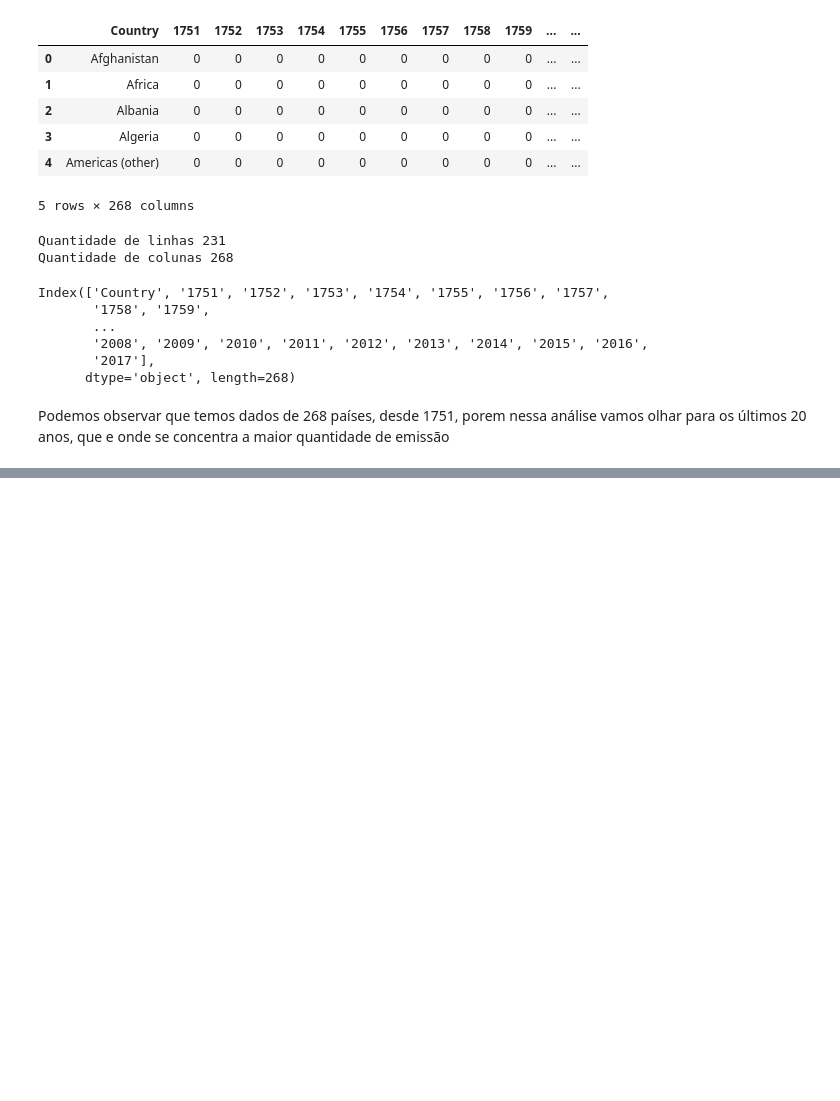
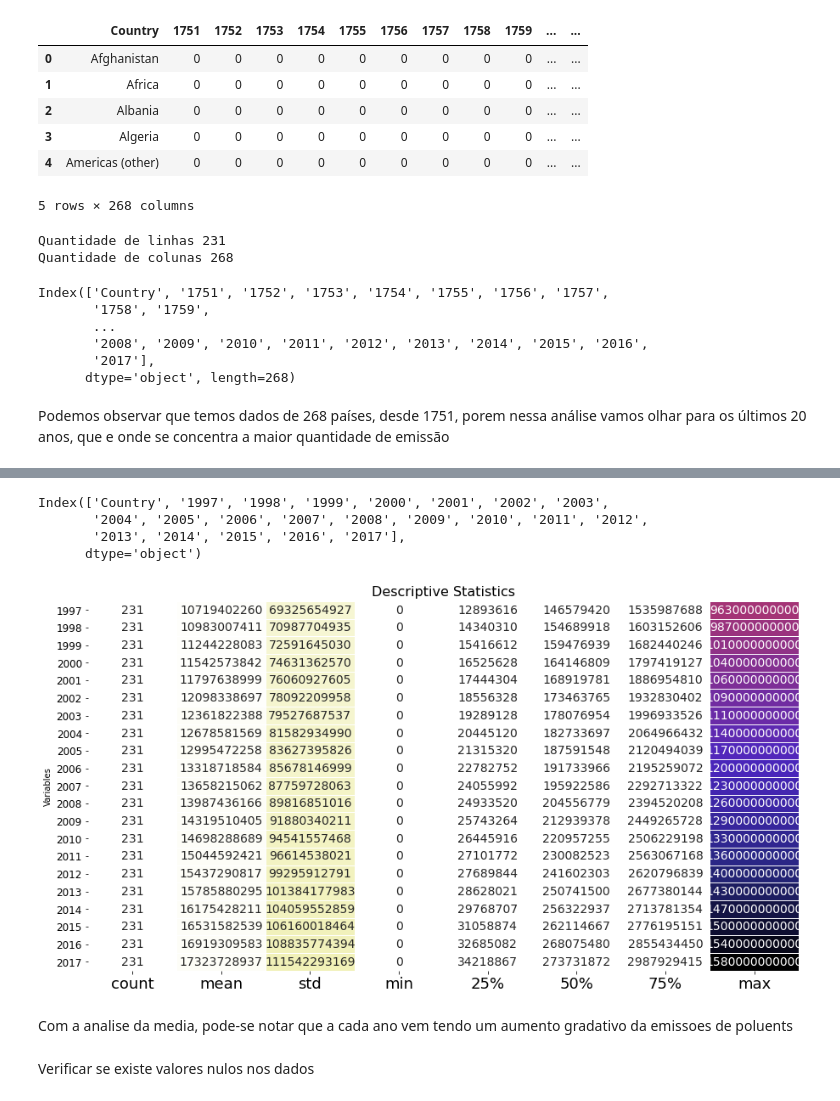
Before and after one commit to MaksonViini/Green-House-Gases, a Jupyter notebook: green_house_gases.ipynb, the cells around one changed output, grey strips where cells are left out. Drawn from its saved outputs; the diff is of its cells as text; code cells hidden in the pictures; blank space fills up the shorter version.

Commit message:
adicionando novas analises

```diff
--- a/green_house_gases.ipynb
+++ b/green_house_gases.ipynb
@@ -63,0 +75,32 @@ Podemos observar que temos dados de 268 países, desde 1751, porem nessa anális
+# %%
+columns = ['Country', '1997', '1998', '1999', '2000', '2001', '2002', '2003',
+       '2004', '2005', '2006', '2007', '2008', '2009', '2010', '2011', '2012',
+       '2013', '2014', '2015', '2016', '2017']
+# %%
+df = data[columns]
+# %%
+df.columns
+# %% [output]
+Index(['Country', '1997', '1998', '1999', '2000', '2001', '2002', '2003',
+       '2004', '2005', '2006', '2007', '2008', '2009', '2010', '2011', '2012',
+       '2013', '2014', '2015', '2016', '2017'],
+      dtype='object')
+# %%
+desc = df.describe().T
+
+f, ax = plt.subplots(figsize=(15, 8))
+sns.heatmap(desc, annot=True, cmap='CMRmap_r', fmt='.00f',
+            ax=ax, linewidths=1, cbar=False,
+            annot_kws={'size': 14})
+
+plt.xticks(size = 18)
+plt.yticks(size = 12, rotation = 0)
+plt.ylabel("Variables")
+plt.title("Descriptive Statistics", size = 16)
+plt.show()
+# %% [output]
+[figure, added]
+# %% [markdown]
+Com a analise da media, pode-se notar que a cada ano vem tendo um aumento gradativo da emissoes de poluents
+# %% [markdown]
+Verificar se existe valores nulos nos dados
```
Also changed, not shown: parts of 33 cells of this notebook, 2 other files.
